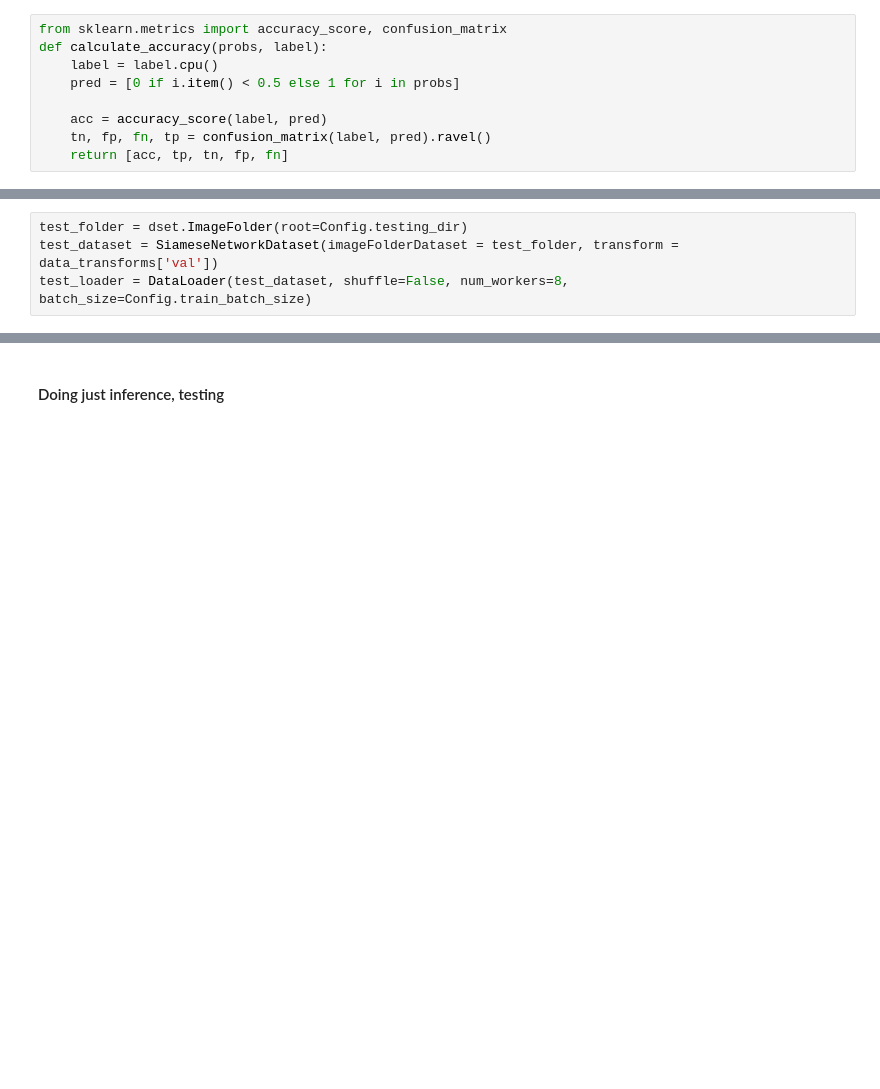
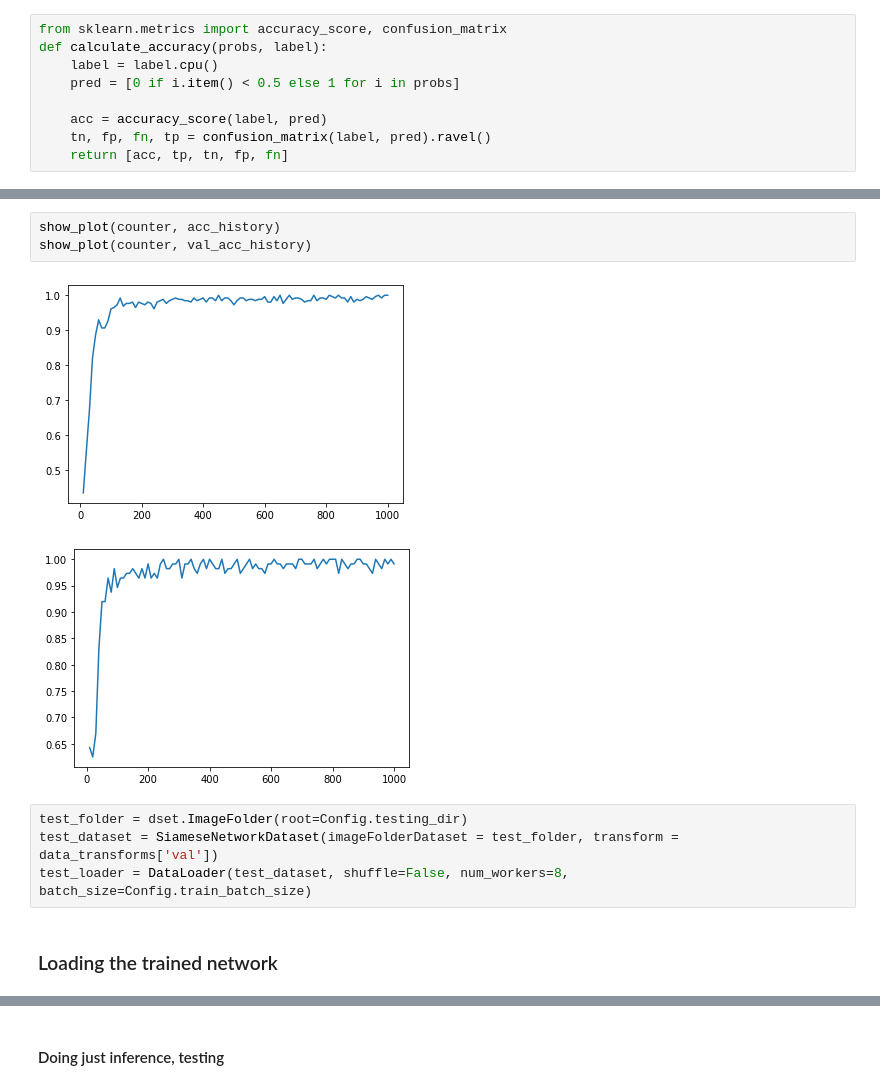
Before and after one commit to foamliu/MobileFaceNet, a Jupyter notebook: custom_classifier_training_and_testing.ipynb, the cells around one changed output, grey strips where cells are left out. Cells and saved outputs as stored; diff of their text form; blank space fills up the shorter version.

```diff
--- a/custom_classifier_training_and_testing.ipynb
+++ b/custom_classifier_training_and_testing.ipynb
@@ -339,4 +538,12 @@ show_plot(counter, acc_history)
+# %%
+show_plot(counter, acc_history)
+show_plot(counter, val_acc_history)
+# %% [output]
+[figure, added]
+[figure, added]
 # %%
 test_folder = dset.ImageFolder(root=Config.testing_dir)
 test_dataset = SiameseNetworkDataset(imageFolderDataset = test_folder, transform = data_transforms['val'])
 test_loader = DataLoader(test_dataset, shuffle=False, num_workers=8, batch_size=Config.train_batch_size)
+# %% [markdown]
+### Loading the trained network
```
Also changed, not shown: parts of 35 cells of this notebook, 4 other files.
